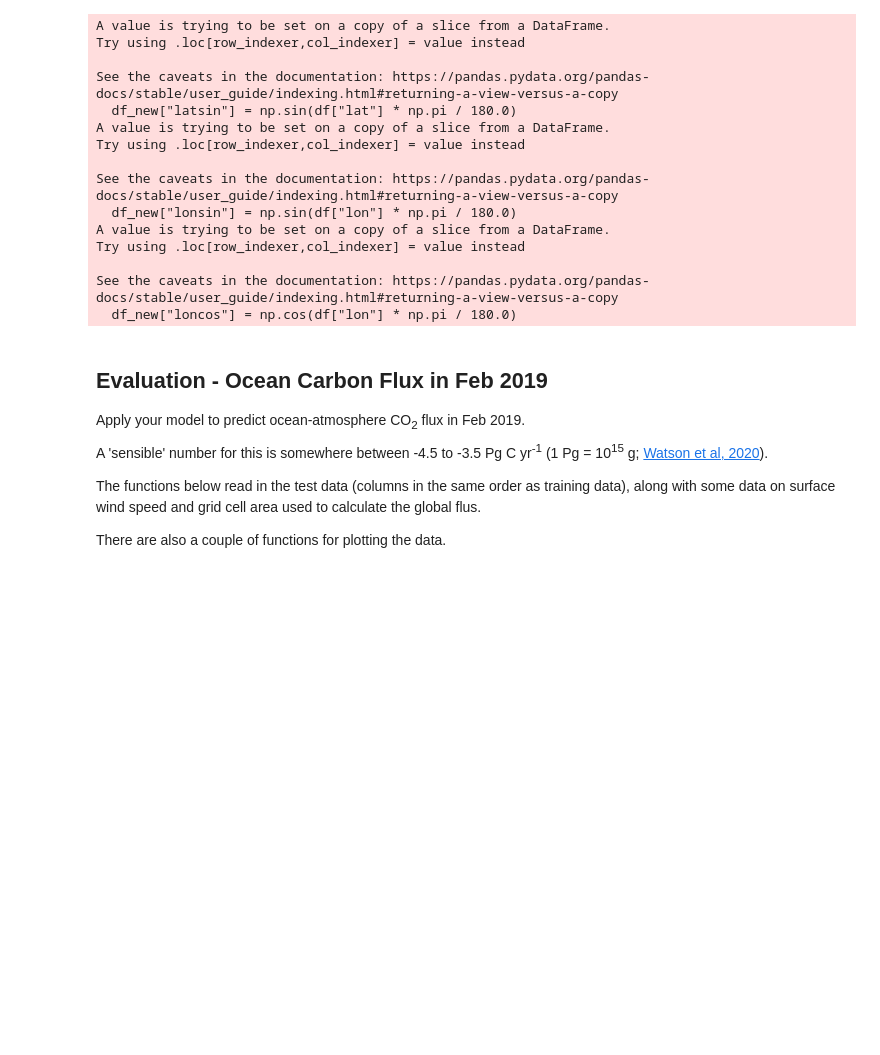
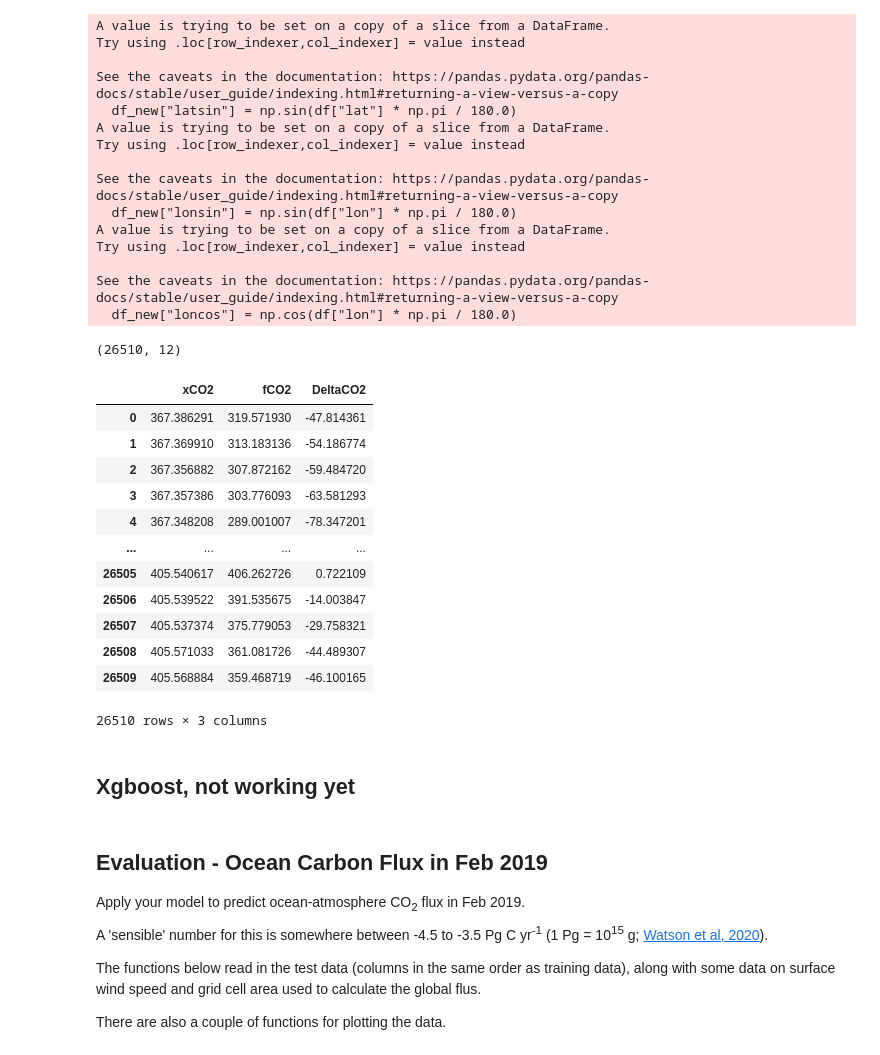
Before and after one commit to sdat2/ai4er_ocean, a Jupyter notebook: OceanCarbon.ipynb, the cells around one changed output. Drawn from its saved outputs; the diff is of its cells as text; code cells hidden in the pictures; blank space fills up the shorter version.

```diff
--- a/OceanCarbon.ipynb
+++ b/OceanCarbon.ipynb
@@ -246,3 +278,25 @@ Try using .loc[row_indexer,col_indexer] = value instead
 
 See the caveats in the documentation: https://pandas.pydata.org/pandas-docs/stable/user_guide/indexing.html#returning-a-view-versus-a-copy
   df_new["loncos"] = np.cos(df["lon"] * np.pi / 180.0)
+# %%
+X.to_numpy().shape
+# %% [output]
+(26510, 12)
+# %%
+y
+# %% [output]
+|  | xCO2 | fCO2 | DeltaCO2 |
+| 0 | 367.386291 | 319.571930 | -47.814361 |
+| 1 | 367.369910 | 313.183136 | -54.186774 |
+| 2 | 367.356882 | 307.872162 | -59.484720 |
+| 3 | 367.357386 | 303.776093 | -63.581293 |
+| 4 | 367.348208 | 289.001007 | -78.347201 |
+| ... | ... | ... | ... |
+| 26505 | 405.540617 | 406.262726 | 0.722109 |
+| 26506 | 405.539522 | 391.535675 | -14.003847 |
+| 26507 | 405.537374 | 375.779053 | -29.758321 |
+| 26508 | 405.571033 | 361.081726 | -44.489307 |
+| 26509 | 405.568884 | 359.468719 | -46.100165 |
+26510 rows × 3 columns
+# %% [markdown]
+## Xgboost, not working yet
```
Also changed, not shown: parts of 11 cells of this notebook.
